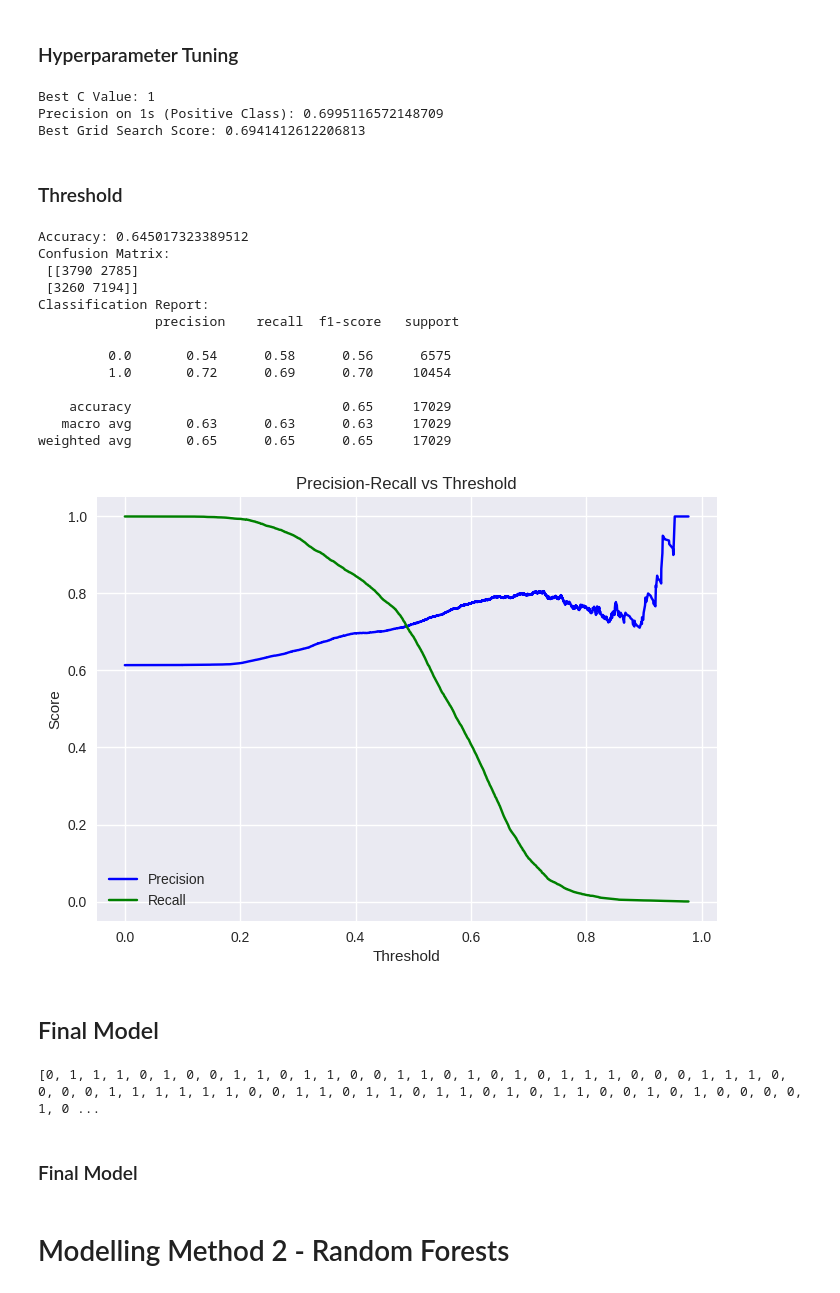
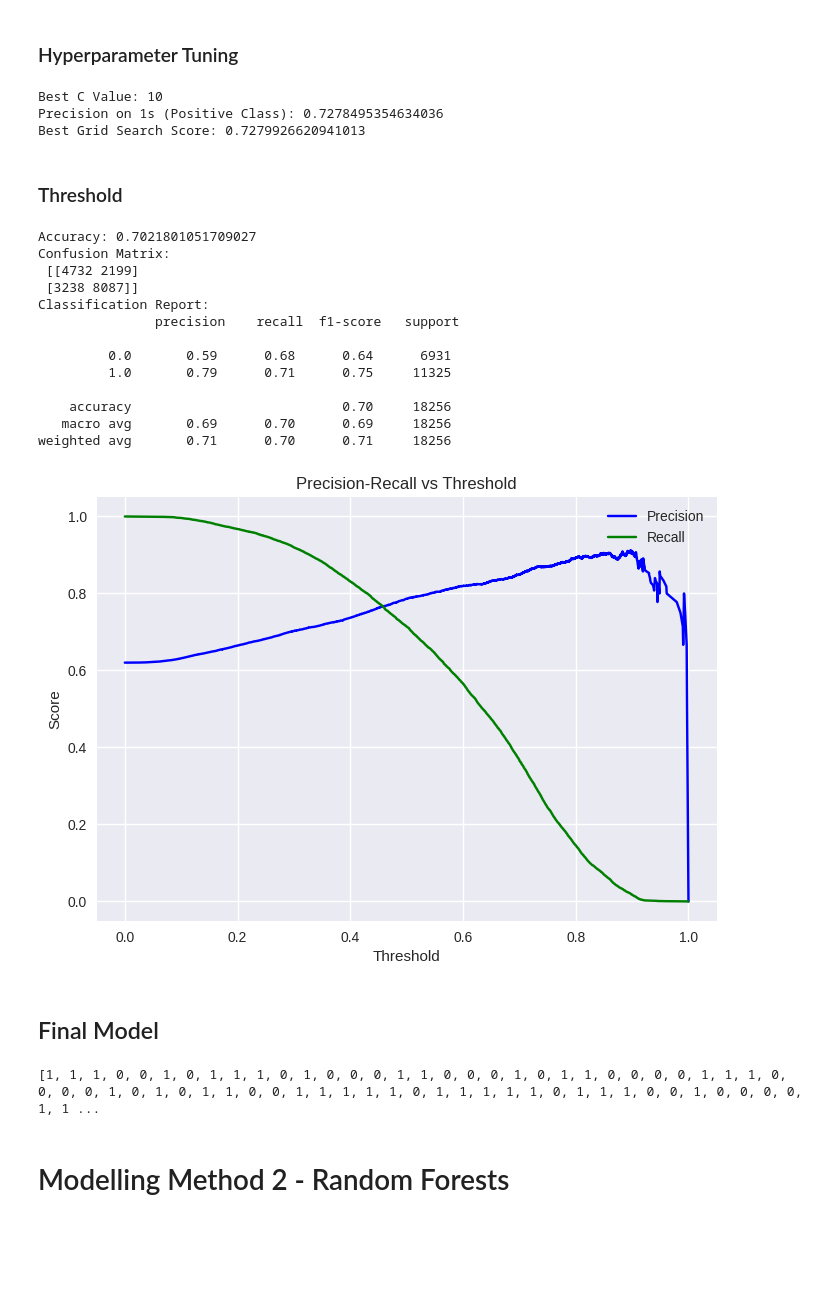
Before and after one commit to TheGooseGuy/Insurance-Product-Prediction, a Jupyter notebook: Data_preprocessing.ipynb, the cells around one changed output. Saved outputs shown, nothing was run; the diff lists cells and outputs as text; code cells hidden in the pictures; blank space fills up the shorter version.

```diff
--- a/Data_preprocessing.ipynb
+++ b/Data_preprocessing.ipynb
@@ -433,6 +398,16 @@ def driver_age_group(year):
 
 combined_data['Driver_Age_Group'] = combined_data['YEAR_OF_BIRTH'].apply(driver_age_group)
 combined_data = pd.get_dummies(combined_data, columns=['Driver_Age_Group'], prefix='Age_group')
+# %%
+# POSTAL_CODE
+combined_data['AREA'] = combined_data['POSTAL_CODE'].str[0]
+combined_data['Urban_Rural'] = combined_data['POSTAL_CODE'].str[1]
+
+combined_data['IS_URBAN'] = (combined_data['Urban_Rural'] == '1').astype(int)
+combined_data = pd.get_dummies(combined_data, columns=['AREA'], prefix='AREA')
+combined_data = pd.get_dummies(combined_data, columns=['IS_URBAN'], prefix='IS_URBAN')
+
+combined_data = combined_data.drop(columns=['POSTAL_CODE', 'AREA_1', 'AREA_2', 'AREA_3', 'AREA_4', 'AREA_5', 'AREA_6', 'AREA_7', 'AREA_8', 'AREA_9'])
 # %%
 # YEARS_LICENSED
 mean_years_licensed = combined_data["YEARS_LICENSED"].mean()
@@ -490,11 +472,11 @@ test_data = combined_data[combined_data['is_train'] == 0].drop(columns=['is_trai
 # %%
 scaler = StandardScaler()
 
-train_data_standardized = scaler.fit_transform(train_data.drop(columns=['IS_BOUND', 'VEHICLEMODEL', 'POSTAL_CODE', 'AREA_CODE']))
+train_data_standardized = scaler.fit_transform(train_data.drop(columns=['IS_BOUND', 'VEHICLEMODEL', 'AREA_CODE', 'Urban_Rural']))
 train_data_standardized = pd.DataFrame(train_data_standardized)
 train_data_standardized['IS_BOUND'] = train_data['IS_BOUND'].values  # Reattach "IS_BOUND" column
 
-test_data_standardized = scaler.transform(test_data.drop(columns=['VEHICLEMODEL', 'POSTAL_CODE', 'AREA_CODE']))
+test_data_standardized = scaler.transform(test_data.drop(columns=['VEHICLEMODEL', 'AREA_CODE', 'Urban_Rural']))
 test_data_standardized = pd.DataFrame(test_data_standardized)
 
 X = train_data_standardized.drop(columns=['IS_BOUND'])
@@ -794,62 +773,62 @@ print(f"Precision on 1s (Positive Class): {precision}")
 # Optionally: You can also check the best score from GridSearchCV
 print(f"Best Grid Search Score: {grid_search.best_score_}")
 # %% [output]
-Best C Value: 1
-Precision on 1s (Positive Class): 0.6995116572148709
-Best Grid Search Score: 0.6941412612206813
+Best C Value: 10
+Precision on 1s (Positive Class): 0.7278495354634036
+Best Grid Search Score: 0.7279926620941013
 # %% [markdown]
 ### Threshold
 # %%
-X = X_pca[:, selected_features]
+X = X_pca
 y = y_resampled
 
 X_train, X_test, y_train, y_test = train_test_split(X, y, test_size=0.2, random_state=64)
 
-model = LogisticRegression(class_weight="balanced", random_state=89, max_iter=1000)
+model = LogisticRegression(class_weight="balanced", C = 10, random_state=89, max_iter=1000)
 model.fit(X_train, y_train)
 
 y_pred = model.predict(X_test) # Prediction
 
 # Evaluate the model
 print("Accuracy:", accuracy_score(y_test, y_pred))
 print("Confusion Matrix:\n", confusion_matrix(y_test, y_pred))
 print("Classification Report:\n", classification_report(y_test, y_pred))
 
 y_proba = model.predict_proba(X_test)[:, 1] # Predicted Probabilities
 
 
 precision, recall, thresholds = precision_recall_curve(y_test, y_proba)
 plt.plot(thresholds, precision[:-1], 'b-', label='Precision')
 plt.plot(thresholds, recall[:-1], 'g-', label='Recall')
 plt.xlabel('Threshold')
 plt.ylabel('Score')
 plt.title('Precision-Recall vs Threshold')
 plt.legend(loc='best')
 plt.show()
 # %% [output]
-Accuracy: 0.645017323389512
+Accuracy: 0.7021801051709027
 Confusion Matrix:
- [[3790 2785]
- [3260 7194]]
+ [[4732 2199]
+ [3238 8087]]
 Classification Report:
                precision    recall  f1-score   support
 
-         0.0       0.54      0.58      0.56      6575
-         1.0       0.72      0.69      0.70     10454
+         0.0       0.59      0.68      0.64      6931
+         1.0       0.79      0.71      0.75     11325
 
-    accuracy                           0.65     17029
-   macro avg       0.63      0.63      0.63     17029
-weighted avg       0.65      0.65      0.65     17029
+    accuracy                           0.70     18256
+   macro avg       0.69      0.70      0.69     18256
+weighted avg       0.71      0.70      0.71     18256
-[figure, old version]
+[figure, new version]
 # %% [markdown]
 ## Final Model
 # %%
-optimal_threshold = 0.5
-model = LogisticRegression(class_weight="balanced", C = 100, random_state=89, max_iter=1000)
-model.fit(X_resampled, y_resampled)
+optimal_threshold = 0.45
+model = LogisticRegression(class_weight="balanced", C = 10, random_state=89, max_iter=1000)
+model.fit(X_pca, y_resampled)
 # Predict probabilities for the test set
 
-X_test = test_data_standardized#pca.transform(test_data_standardized)
+X_test = pca.transform(test_data_standardized)
 y_proba = model.predict_proba(X_test)[:, 1]
 
 # Apply the optimal threshold
@@ -859,9 +838,7 @@ list_predictions =y_pred_optimal.tolist()
 rounded_list_predictions = [int(x) for x in list_predictions]
 print(rounded_list_predictions)
 # %% [output]
-[0, 1, 1, 1, 0, 1, 0, 0, 1, 1, 0, 1, 1, 0, 0, 1, 1, 0, 1, 0, 1, 0, 1, 1, 1, 0, 0, 0, 1, 1, 1, 0, 0, 0, 0, 1, 1, 1, 1, 1, 1, 0, 0, 1, 1, 0, 1, 1, 0, 1, 1, 0, 1, 0, 1, 1, 0, 0, 1, 0, 1, 0, 0, 0, 0, 1, 0 ...
+[1, 1, 1, 0, 0, 1, 0, 1, 1, 1, 0, 1, 0, 0, 0, 1, 1, 0, 0, 0, 1, 0, 1, 1, 0, 0, 0, 0, 1, 1, 1, 0, 0, 0, 0, 1, 0, 1, 0, 1, 1, 0, 0, 1, 1, 1, 1, 1, 0, 1, 1, 1, 1, 1, 0, 1, 1, 1, 0, 0, 1, 0, 0, 0, 0, 1, 1 ...
-# %% [markdown]
-### Final Model
 # %% [markdown]
 # Modelling Method 2 - Random Forests
 # %%
```
Also changed, not shown: parts of 12 cells of this notebook.
